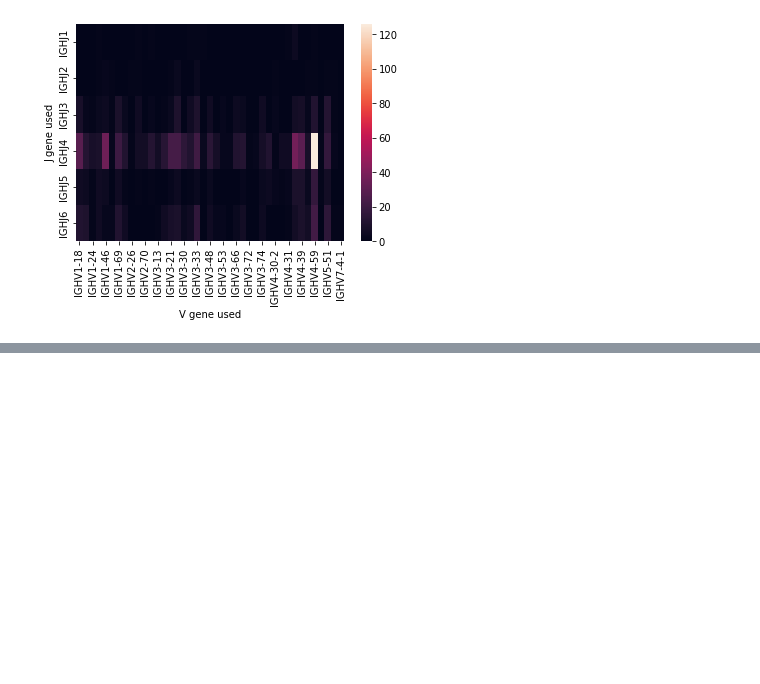
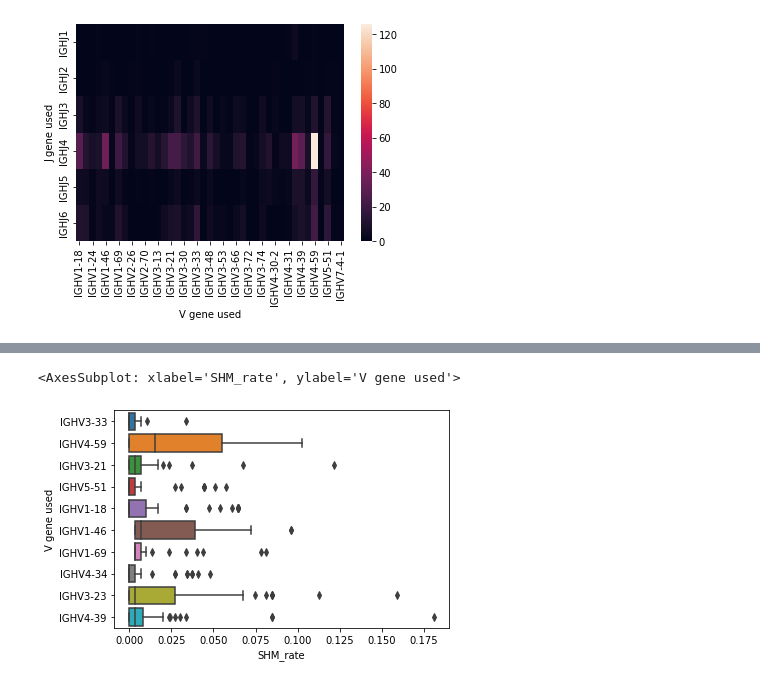
Before and after one commit to jchan58/hw1_immunogenetics, a Jupyter notebook: heatmap.ipynb, the cells around one changed output, grey strips where cells are left out. Saved outputs shown, nothing was run; the diff lists cells and outputs as text; code cells hidden in the pictures; blank space fills up the shorter version.

```diff
--- a/heatmap.ipynb
+++ b/heatmap.ipynb
@@ -69,5 +70,6 @@ memory_heatmap = sns.heatmap(memory_heatmap_data)
 # %%
 #this is 1.1 for the naive sample
 naive_df = pd.read_csv("/Users/Joey_Chan/hw1_immunogenetics/naive.csv", sep="\t")
-print(naive_df)
+naive_df['sample'] = naive_df['j_call'].map(lambda x: 'naive')
+print(naive_df['sample'])
 # %% [output]
@@ -91,5 +88,5 @@ print(naive_df)
 # %%
-filtered_naive = naive_df[['v_call', 'j_call']].copy()
+filtered_naive = naive_df[['v_call', 'j_call', 'cdr3', 'v_identity', 'productive']].copy()
 filtered_naive = filtered_naive.dropna()
 print(filtered_naive)
 # %% [output]
@@ -112,6 +112,9 @@ naive_problem1 = pd.DataFrame()
 #we are taking our filtered dataframe and now creating another data frame that contains the v gene and j genes used. We are splitting the gene name from the allele name because two different alleles can still mean the same gene
 naive_problem1['V gene used'] = filtered_naive['v_call'].map(lambda gene: gene.split('*')[0])
 naive_problem1['J gene used'] = filtered_naive['j_call'].map(lambda gene: gene.split('*')[0])
+naive_problem1['cdr3_used'] = filtered_naive['cdr3']
+naive_problem1['SHM_rate'] = filtered_naive['v_identity'].map(lambda x:(100-x)/100)
+naive_problem1['productive'] = filtered_naive['productive']
 #create a new collumn that represents value (1 occurance per combo)
 #it should be the same length as the v and j gene collums (they are the same length)
 naive_problem1['Value'] = np.ones(len(naive_problem1['J gene used']))
@@ -259,0 +275,7 @@ sns.boxplot(data = SHM_rate_df, x = "SHM_rate", y = 'V gene used')
+# %%
+SHM_rate_df = naive_problem1[['V gene used', 'SHM_rate']]
+SHM_rate_df = SHM_rate_df.loc[SHM_rate_df['V gene used'].isin(["IGHV4-59", "IGHV4-34", "IGHV4-39", "IGHV3-33", "IGHV1-18", "IGHV5-51", "IGHV3-23", "IGHV1-46", "IGHV1-69", "IGHV3-21"])]
+sns.boxplot(data = SHM_rate_df, x = "SHM_rate", y = 'V gene used')
+# %% [output]
+<AxesSubplot: xlabel='SHM_rate', ylabel='V gene used'>
+[figure, added]
```
Also changed, not shown: parts of 30 cells of this notebook.
